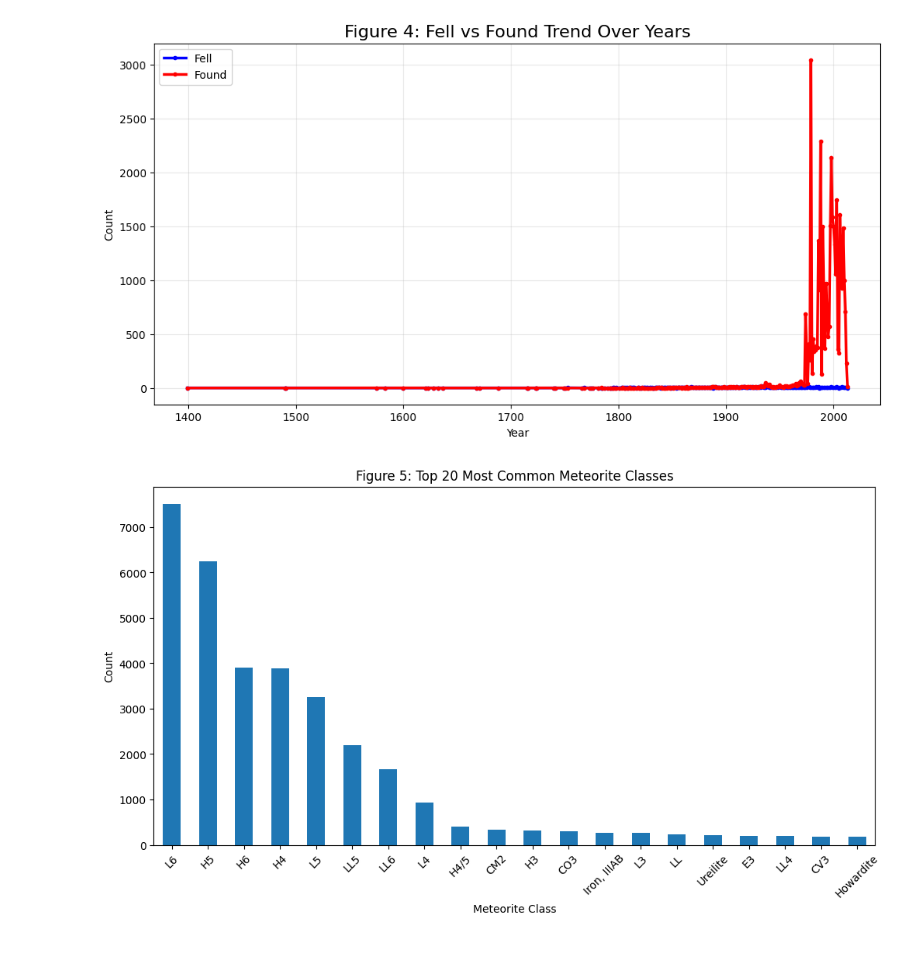
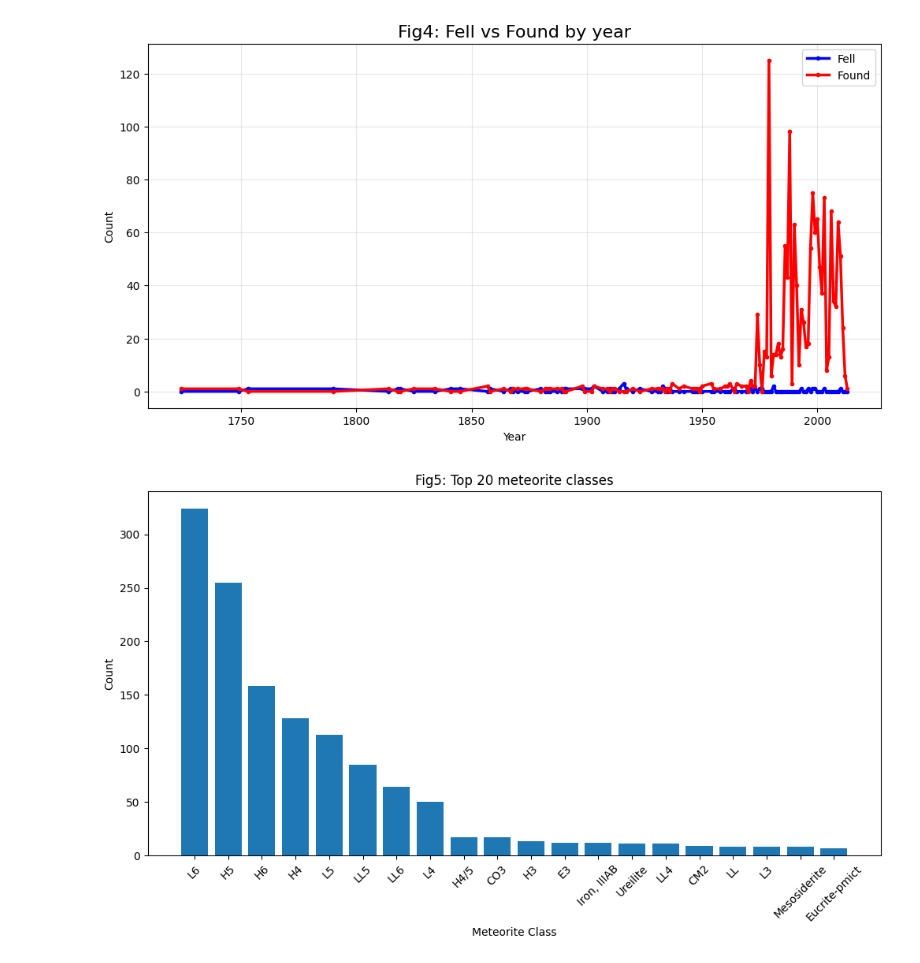
Before and after one commit to Samyanghaoyu/322project, a Jupyter notebook: FinalReport.ipynb, the cells around one changed output. Drawn from its saved outputs; the diff is of its cells as text; code cells hidden in the pictures.

```diff
--- a/FinalReport.ipynb
+++ b/FinalReport.ipynb
@@ -167,29 +186,43 @@ plt.show()
 # %%
-# Group and sort
-yearly = df_cleaned.groupby("year")["fall"].value_counts().unstack().fillna(0)
-yearly = yearly.sort_index()   # VERY IMPORTANT
+from collections import defaultdict
+import matplotlib.pyplot as plt
 
-# Plot
+yearly = defaultdict(lambda: {"Fell": 0, "Found": 0})
+for r in sampled_rows:
+    yearly[r["year"]][r["fall"]] += 1
+
+years = sorted(yearly.keys())
+fell = [yearly[y]["Fell"] for y in years]
+found = [yearly[y]["Found"] for y in years]
+
 plt.figure(figsize=(12,6))
-plt.plot(yearly.index, yearly["Fell"], label="Fell", color="blue", linewidth=2.5, marker="o", markersize=3)
-plt.plot(yearly.index, yearly["Found"], label="Found", color="red", linewidth=2.5, marker="o", markersize=3)
+plt.plot(years, fell, label="Fell", color="blue", linewidth=2.5, marker="o", markersize=3)
+plt.plot(years, found, label="Found", color="red", linewidth=2.5, marker="o", markersize=3)
 
-plt.title("Figure 4: Fell vs Found Trend Over Years", fontsize=16)
+plt.title("Fig4: Fell vs Found by year", fontsize=16)
 plt.xlabel("Year")
 plt.ylabel("Count")
 plt.legend()
 plt.grid(alpha=0.3)
 plt.show()
 # %% [output]
-[figure, old version]
+[figure, new version]
 # %%
+import matplotlib.pyplot as plt
+from collections import Counter
+
+rec_counts = Counter(r["recclass"] for r in sampled_rows if r.get("recclass"))
+top20 = rec_counts.most_common(20)
+classes = [c for c, _ in top20]
+values = [v for _, v in top20]
+
 plt.figure(figsize=(12,6))
-df_cleaned["recclass"].value_counts().head(20).plot(kind="bar")
-plt.title("Figure 5: Top 20 Most Common Meteorite Classes")
+plt.bar(classes, values)
+plt.title("Fig5: Top 20 meteorite classes")
 plt.xlabel("Meteorite Class")
 plt.ylabel("Count")
 plt.xticks(rotation=45)
 plt.show()
 # %% [output]
-[figure, old version]
+[figure, new version]
 # %%
```
Also changed, not shown: parts of 30 cells of this notebook, 14 other files.
